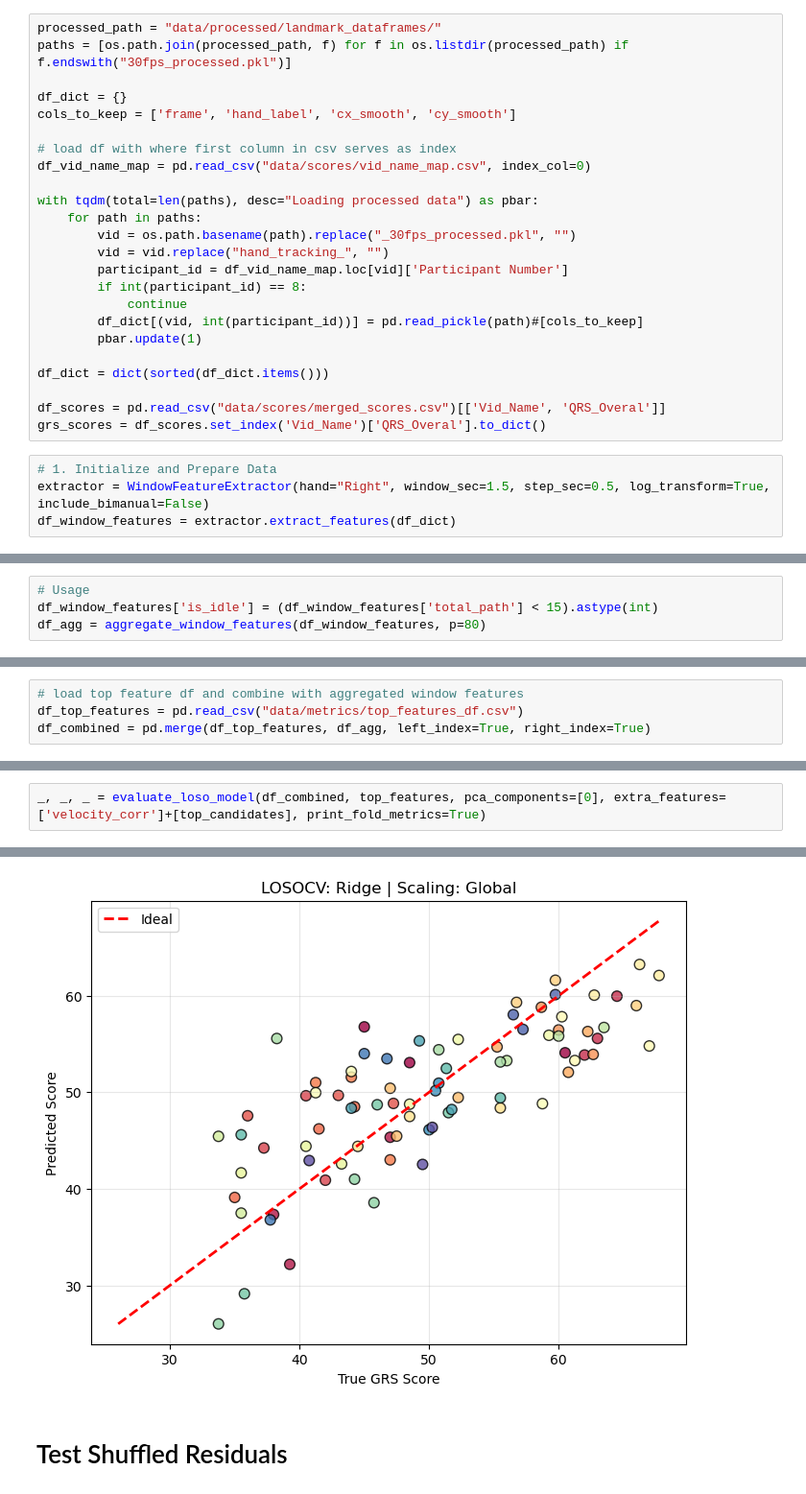
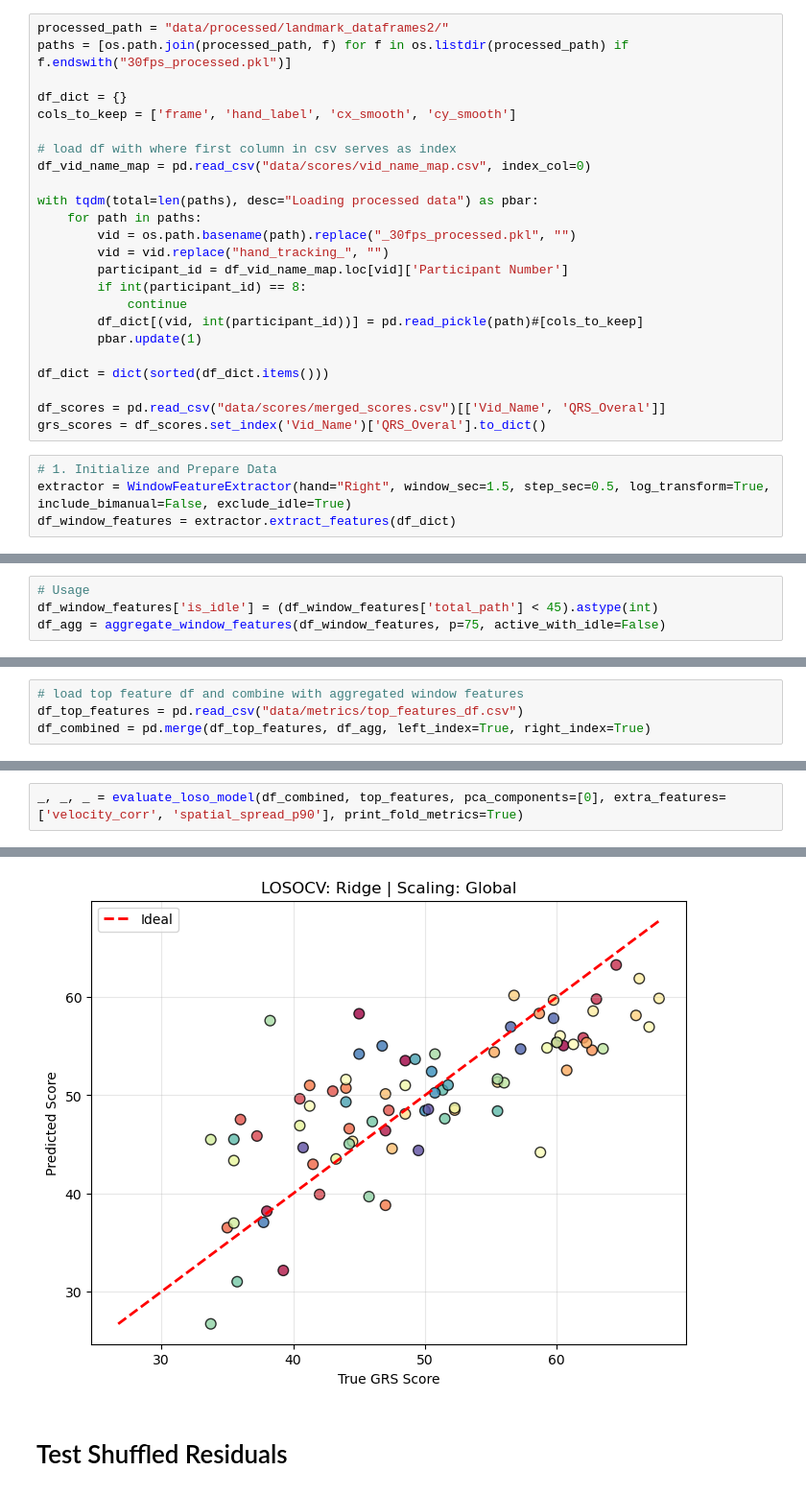
Before and after one commit to FinnWeikert/master-project, a Jupyter notebook: notebooks_final/final_window_features.ipynb, the cells around one changed output, grey strips where cells are left out. Shown at 96% size. Drawn from its saved outputs; the diff is of its cells as text.

```diff
--- a/notebooks_final/final_window_features.ipynb
+++ b/notebooks_final/final_window_features.ipynb
@@ -16,7 +16,7 @@ from src_final.features.aggregation import aggregate_window_features
 from src_final.models.analysis import leakage_free_residual_analysis
 from src_final.models.baseline_loso import evaluate_loso_model
 # %%
-processed_path = "data/processed/landmark_dataframes/"
+processed_path = "data/processed/landmark_dataframes2/"
 paths = [os.path.join(processed_path, f) for f in os.listdir(processed_path) if f.endswith("30fps_processed.pkl")]
 
 df_dict = {}
@@ -41,7 +41,7 @@ df_scores = pd.read_csv("data/scores/merged_scores.csv")[['Vid_Name', 'QRS_Overa
 grs_scores = df_scores.set_index('Vid_Name')['QRS_Overal'].to_dict()
 # %%
 # 1. Initialize and Prepare Data
-extractor = WindowFeatureExtractor(hand="Right", window_sec=1.5, step_sec=0.5, log_transform=True, include_bimanual=False)
+extractor = WindowFeatureExtractor(hand="Right", window_sec=1.5, step_sec=0.5, log_transform=True, include_bimanual=False, exclude_idle=True)
 df_window_features = extractor.extract_features(df_dict)
 # %%
 feature_cols = [col for col in df_window_features.columns if col not in ['video_id', 'window_start_frame']]
@@ -61,4 +48,4 @@ df_window_features[feature_cols].describe()
 # %%
 # Usage
-df_window_features['is_idle'] = (df_window_features['total_path'] < 15).astype(int)
-df_agg = aggregate_window_features(df_window_features, p=80)
+df_window_features['is_idle'] = (df_window_features['total_path'] < 45).astype(int)
+df_agg = aggregate_window_features(df_window_features, p=75, active_with_idle=False)
@@ -187,4 +161,4 @@ df_agg[top_candidates].describe()
 # %%
-_, _, _ = evaluate_loso_model(df_combined, top_features, pca_components=[0], extra_features=['velocity_corr']+[top_candidates], print_fold_metrics=True)
+_, _, _ = evaluate_loso_model(df_combined, top_features, pca_components=[0], extra_features=['velocity_corr', 'spatial_spread_p90'], print_fold_metrics=True)
 # %% [output]
 === LOSOCV Results (Global Scaling) ===
@@ -207,4 +181,4 @@ Feature Weights:
-[figure, old version]
+[figure, new version]
 # %% [markdown]
 # Test Shuffled Residuals
 # %%
```
Also changed, not shown: parts of 16 cells of this notebook, 8 other files.
